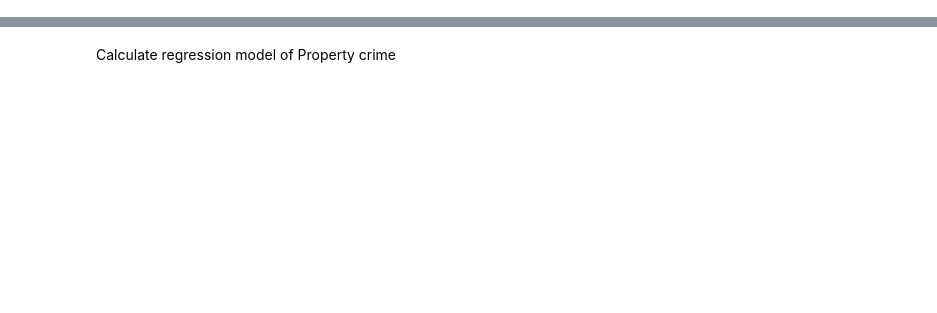
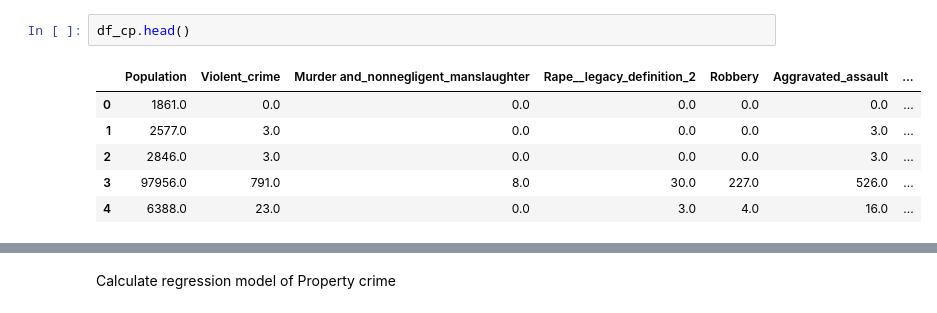
Before and after one commit to ducdan/Machine-Learning-Course, a Jupyter notebook: Users/thnguyen/FBI/fbi.ipynb, the cells around one changed output, grey strips where cells are left out. Drawn from its saved outputs; the diff is of its cells as text; blank space fills up the shorter version.

```diff
--- a/Users/thnguyen/FBI/fbi.ipynb
+++ b/Users/thnguyen/FBI/fbi.ipynb
@@ -47,0 +80,9 @@ array(['City', 'Population', 'Violent\ncrime',
+# %%
+df_cp.head()
+# %% [output]
+|  | Population | Violent_crime | Murder and_nonnegligent_manslaughter | Rape__legacy_definition_2 | Robbery | Aggravated_assault | ... |
+| 0 | 1861.0 | 0.0 | 0.0 | 0.0 | 0.0 | 0.0 | ... |
+| 1 | 2577.0 | 3.0 | 0.0 | 0.0 | 0.0 | 3.0 | ... |
+| 2 | 2846.0 | 3.0 | 0.0 | 0.0 | 0.0 | 3.0 | ... |
+| 3 | 97956.0 | 791.0 | 8.0 | 30.0 | 227.0 | 526.0 | ... |
+| 4 | 6388.0 | 23.0 | 0.0 | 3.0 | 4.0 | 16.0 | ... |
```
Also changed, not shown: parts of 25 cells of this notebook.
